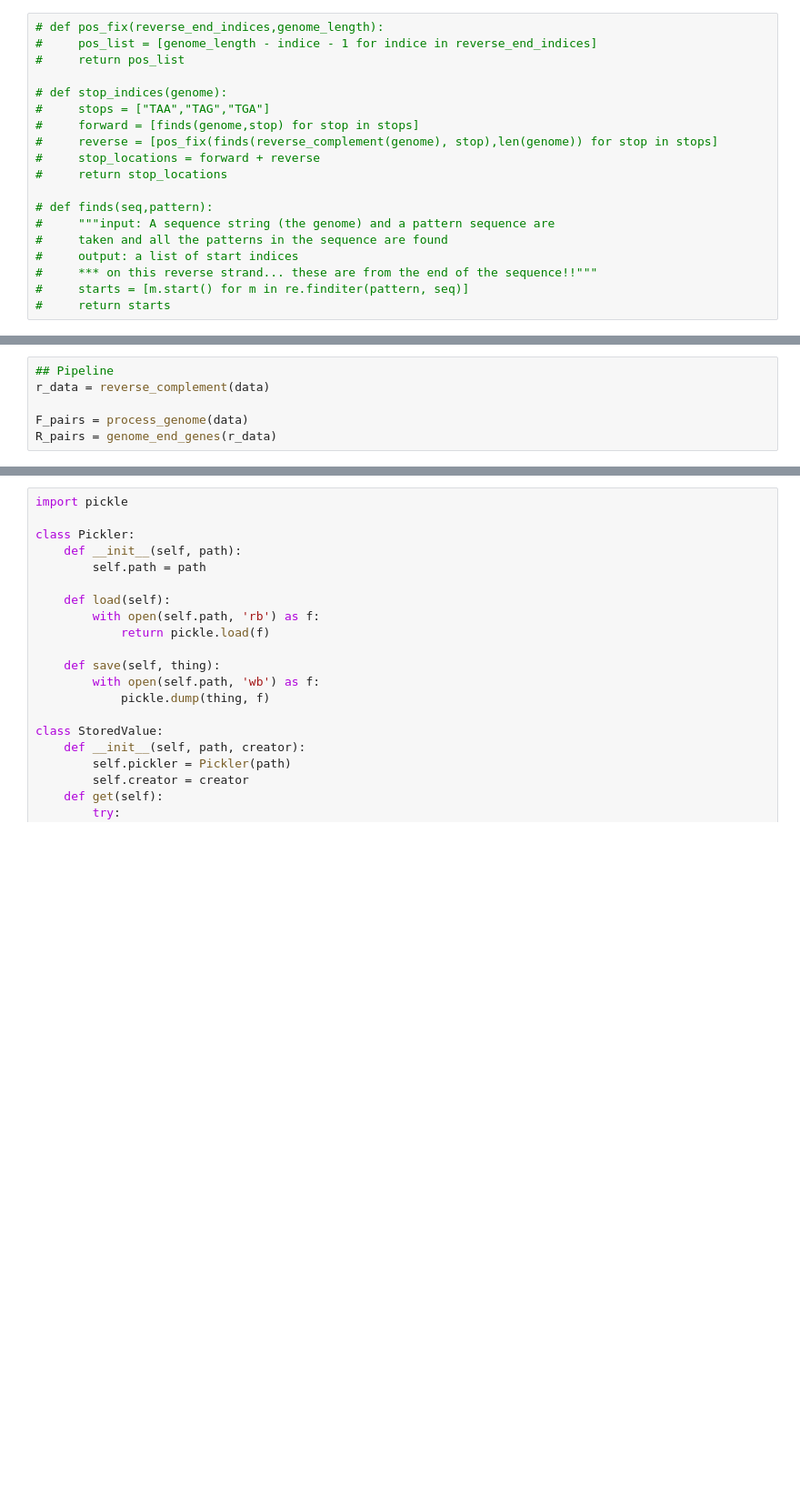
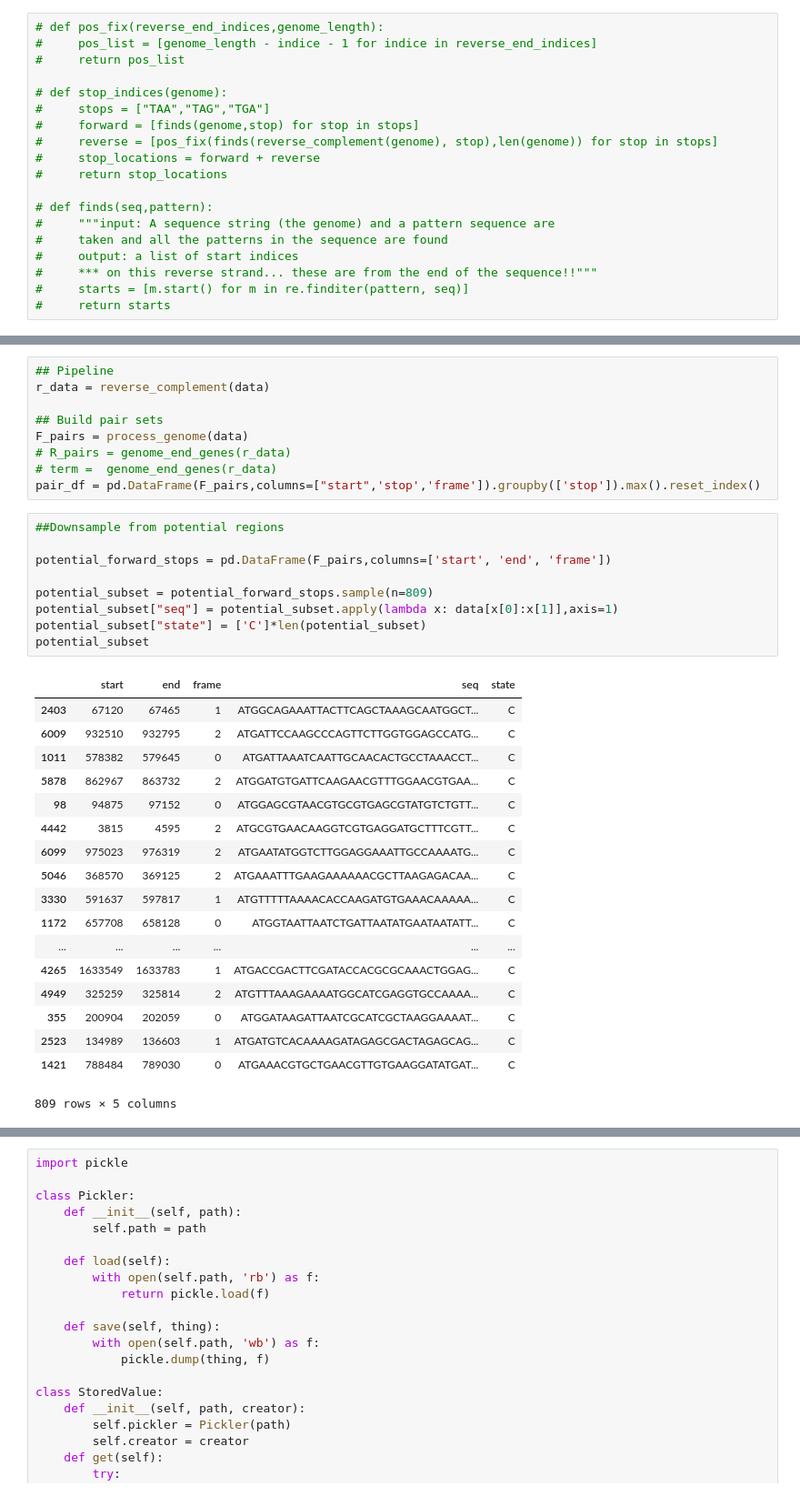
Before and after one commit to ingrid88/Bioinformatics-Kojak, a Jupyter notebook: StaphGenetics_ORFs-Copy1.ipynb, the cells around one changed output, grey strips where cells are left out. Shown at 91% size. Cells and saved outputs as stored; diff of their text form; blank space fills up the shorter version.

Commit message:
Added Visualizations of Genome

```diff
--- a/StaphGenetics_ORFs-Copy1.ipynb
+++ b/StaphGenetics_ORFs-Copy1.ipynb
@@ -555,5 +607,36 @@ def process_genome(genome):
 ## Pipeline
 r_data = reverse_complement(data)
 
+## Build pair sets
 F_pairs = process_genome(data)
-R_pairs = genome_end_genes(r_data)
+# R_pairs = genome_end_genes(r_data)
+# term =  genome_end_genes(r_data)
+pair_df = pd.DataFrame(F_pairs,columns=["start",'stop','frame']).groupby(['stop']).max().reset_index()
+# %%
+##Downsample from potential regions
+
+potential_forward_stops = pd.DataFrame(F_pairs,columns=['start', 'end', 'frame'])
+
+potential_subset = potential_forward_stops.sample(n=809)
+potential_subset["seq"] = potential_subset.apply(lambda x: data[x[0]:x[1]],axis=1)
+potential_subset["state"] = ['C']*len(potential_subset)
+potential_subset
+# %% [output]
+|  | start | end | frame | seq | state |
+| 2403 | 67120 | 67465 | 1 | ATGGCAGAAATTACTTCAGCTAAAGCAATGGCT... | C |
+| 6009 | 932510 | 932795 | 2 | ATGATTCCAAGCCCAGTTCTTGGTGGAGCCATG... | C |
+| 1011 | 578382 | 579645 | 0 | ATGATTAAATCAATTGCAACACTGCCTAAACCT... | C |
+| 5878 | 862967 | 863732 | 2 | ATGGATGTGATTCAAGAACGTTTGGAACGTGAA... | C |
+| 98 | 94875 | 97152 | 0 | ATGGAGCGTAACGTGCGTGAGCGTATGTCTGTT... | C |
+| 4442 | 3815 | 4595 | 2 | ATGCGTGAACAAGGTCGTGAGGATGCTTTCGTT... | C |
+| 6099 | 975023 | 976319 | 2 | ATGAATATGGTCTTGGAGGAAATTGCCAAAATG... | C |
+| 5046 | 368570 | 369125 | 2 | ATGAAATTTGAAGAAAAAACGCTTAAGAGACAA... | C |
+| 3330 | 591637 | 597817 | 1 | ATGTTTTTAAAACACCAAGATGTGAAACAAAAA... | C |
+| 1172 | 657708 | 658128 | 0 | ATGGTAATTAATCTGATTAATATGAATAATATT... | C |
+| ... | ... | ... | ... | ... | ... |
+| 4265 | 1633549 | 1633783 | 1 | ATGACCGACTTCGATACCACGCGCAAACTGGAG... | C |
+| 4949 | 325259 | 325814 | 2 | ATGTTTAAAGAAAATGGCATCGAGGTGCCAAAA... | C |
+| 355 | 200904 | 202059 | 0 | ATGGATAAGATTAATCGCATCGCTAAGGAAAAT... | C |
+| 2523 | 134989 | 136603 | 1 | ATGATGTCACAAAAGATAGAGCGACTAGAGCAG... | C |
+| 1421 | 788484 | 789030 | 0 | ATGAAACGTGCTGAACGTTGTGAAGGATATGAT... | C |
+809 rows × 5 columns
```
Also changed, not shown: parts of 47 cells of this notebook, 1 other file.
